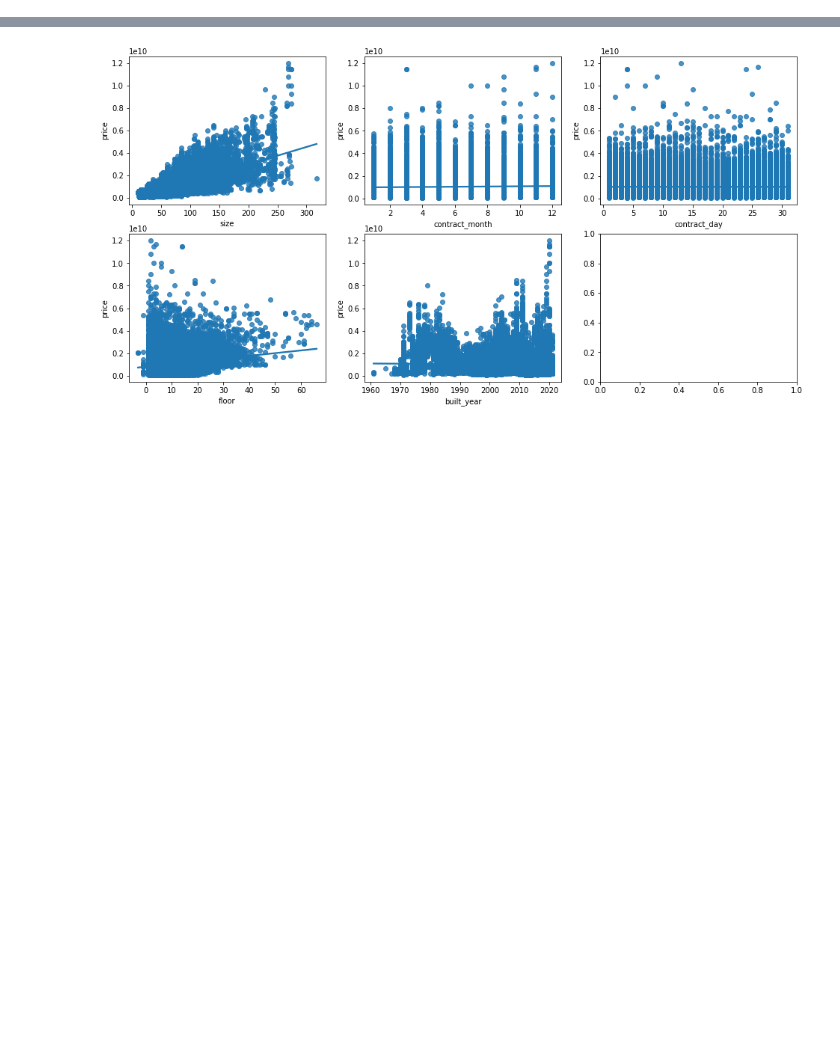
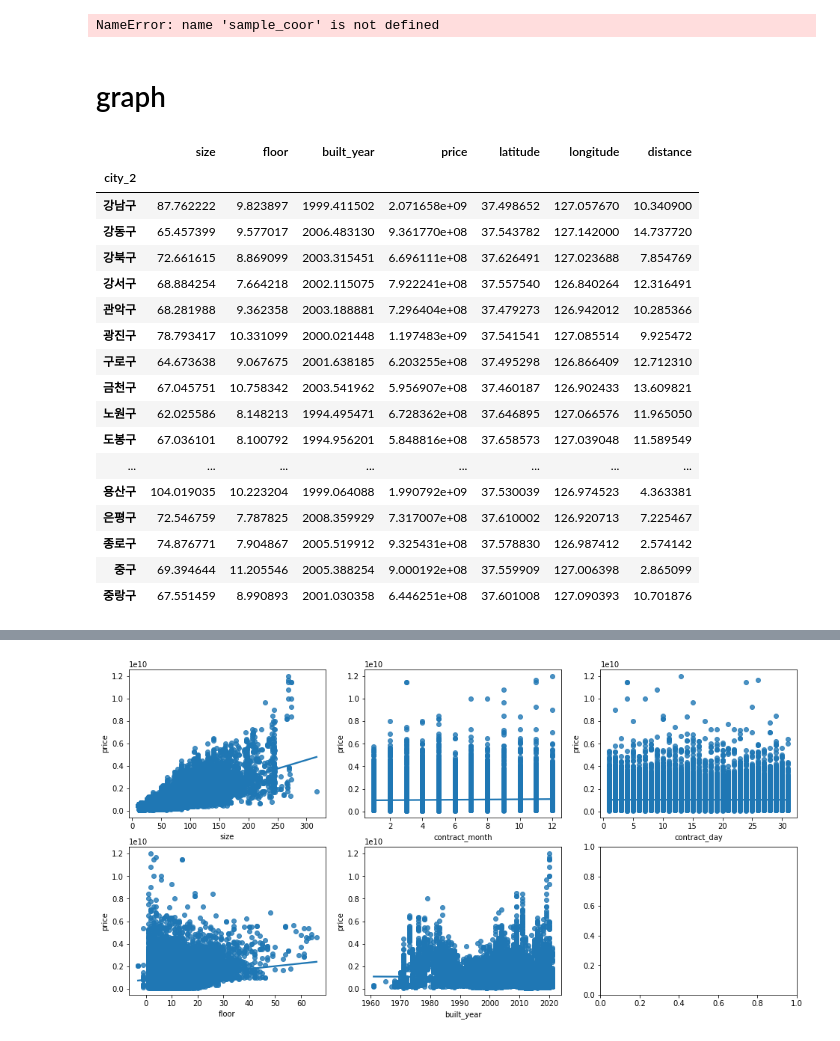
Before and after one commit to jihwanK/data_science, a Jupyter notebook: oncampus/statistics/house_regression.ipynb, the cells around one changed output, grey strips where cells are left out. Saved outputs shown, nothing was run; the diff lists cells and outputs as text; code cells hidden in the pictures; blank space fills up the shorter version.

```diff
--- a/oncampus/statistics/house_regression.ipynb
+++ b/oncampus/statistics/house_regression.ipynb
@@ -23,0 +256,11 @@ df
+# %%
+from geopy import distance
+
+distance.distance(city_hall_coor, sample_coor).km
+
+dist = dict()
+for addr in lati_dict.keys():
+	dist[addr] = distance.distance(city_hall_coor, (lati_dict[addr], long_dict[addr])).km
+dist
+# %% [output]
+NameError: name 'sample_coor' is not defined
@@ -23,0 +271,24 @@ df
+# %% [markdown]
+# graph #
+# %%
+dist_df = pd.read_csv('result_lat_lon_dist.csv')
+dist_df.groupby('city_2').mean()
+# %% [output]
+|  | size | floor | built_year | price | latitude | longitude | distance |
+| city_2 |  |  |  |  |  |  |  |
+| 강남구 | 87.762222 | 9.823897 | 1999.411502 | 2.071658e+09 | 37.498652 | 127.057670 | 10.340900 |
+| 강동구 | 65.457399 | 9.577017 | 2006.483130 | 9.361770e+08 | 37.543782 | 127.142000 | 14.737720 |
+| 강북구 | 72.661615 | 8.869099 | 2003.315451 | 6.696111e+08 | 37.626491 | 127.023688 | 7.854769 |
+| 강서구 | 68.884254 | 7.664218 | 2002.115075 | 7.922241e+08 | 37.557540 | 126.840264 | 12.316491 |
+| 관악구 | 68.281988 | 9.362358 | 2003.188881 | 7.296404e+08 | 37.479273 | 126.942012 | 10.285366 |
+| 광진구 | 78.793417 | 10.331099 | 2000.021448 | 1.197483e+09 | 37.541541 | 127.085514 | 9.925472 |
+| 구로구 | 64.673638 | 9.067675 | 2001.638185 | 6.203255e+08 | 37.495298 | 126.866409 | 12.712310 |
+| 금천구 | 67.045751 | 10.758342 | 2003.541962 | 5.956907e+08 | 37.460187 | 126.902433 | 13.609821 |
+| 노원구 | 62.025586 | 8.148213 | 1994.495471 | 6.728362e+08 | 37.646895 | 127.066576 | 11.965050 |
+| 도봉구 | 67.036101 | 8.100792 | 1994.956201 | 5.848816e+08 | 37.658573 | 127.039048 | 11.589549 |
+| ... | ... | ... | ... | ... | ... | ... | ... |
+| 용산구 | 104.019035 | 10.223204 | 1999.064088 | 1.990792e+09 | 37.530039 | 126.974523 | 4.363381 |
+| 은평구 | 72.546759 | 7.787825 | 2008.359929 | 7.317007e+08 | 37.610002 | 126.920713 | 7.225467 |
+| 종로구 | 74.876771 | 7.904867 | 2005.519912 | 9.325431e+08 | 37.578830 | 126.987412 | 2.574142 |
+| 중구 | 69.394644 | 11.205546 | 2005.388254 | 9.000192e+08 | 37.559909 | 127.006398 | 2.865099 |
+| 중랑구 | 67.551459 | 8.990893 | 2001.030358 | 6.446251e+08 | 37.601008 | 127.090393 | 10.701876 |
```
Also changed, not shown: parts of 20 cells of this notebook, 3 other files.
